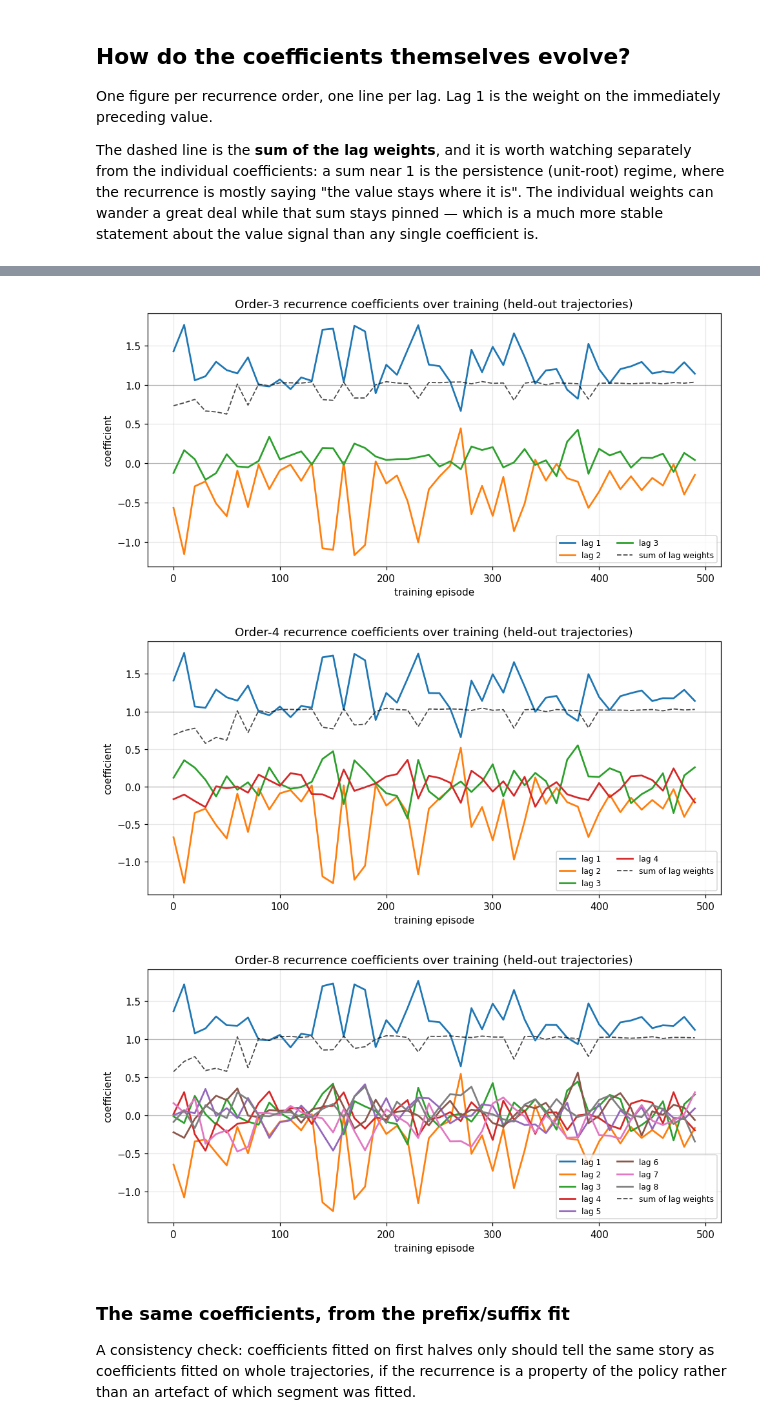
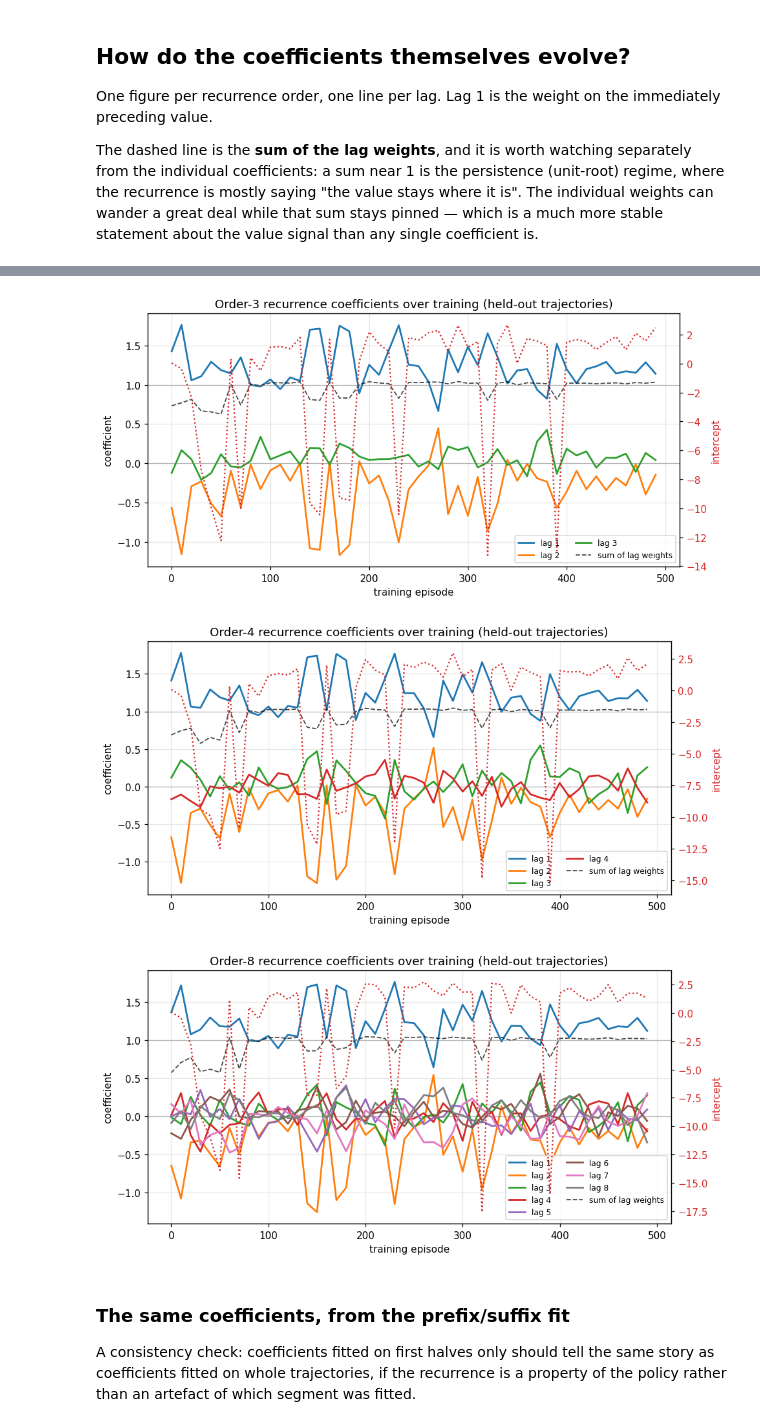
Before and after one commit to Souparna-Mandal/Low-Rank-RL-TL, a Jupyter notebook: experiments/dqn_acrobot_2_revised/exp_value_recurrence_prediction.ipynb, the cells around one changed output, grey strips where cells are left out. Saved outputs shown, nothing was run; the diff lists cells and outputs as text; code cells hidden in the pictures.

```diff
--- a/experiments/dqn_acrobot_2_revised/exp_value_recurrence_prediction.ipynb
+++ b/experiments/dqn_acrobot_2_revised/exp_value_recurrence_prediction.ipynb
@@ -79,7 +79,14 @@ next one instead to analyse a run that already exists.
 # so hand-named runs from other experiments in this directory are never chosen.
 run_directory = value_plots.find_latest_run_with_probe("runs")
 checkpoints = value_plots.available_rollout_episodes(run_directory)
-print(f"run directory : {run_directory}")
+# Read the orders from the run rather than hardcoding them: they come from
+# autoregressive_value_probe.orders, so a run configured with [2, 4] has no
+# order 3 or 8, and every cell below must follow whatever this run fitted.
+ORDERS = value_plots.available_orders(run_directory)
+FITTED_INTERCEPT = value_plots.fitted_with_intercept(run_directory)
+print(f"run directory   : {run_directory}")
+print(f"orders fitted   : {ORDERS}")
+print(f"intercept fitted: {FITTED_INTERCEPT}")
 print(f"checkpoints   : {len(checkpoints)}  "
       f"(episodes {checkpoints[0]} to {checkpoints[-1]})")
 # %% [output]
@@ -171,7 +180,7 @@ One line per horizon, across training. If the agent's value signal is genuinely
 becoming more structured, the long-horizon lines should fall too — not just the
 τ = 1 line.
 # %%
-value_plots.plot_horizon_error_over_training(run_directory, order=2);
+value_plots.plot_horizon_error_over_training(run_directory, order=ORDERS[0]);
 # %% [output]
 [figure]
 # %% [markdown]
@@ -187,6 +196,7 @@ it is". The individual weights can wander a great deal while that sum stays
 pinned — which is a much more stable statement about the value signal than any
 single coefficient is.
 # %%
-for order in (2, 3, 4, 8):
-    value_plots.plot_coefficient_evolution(run_directory, order);
+for order in ORDERS:
+    value_plots.plot_coefficient_evolution(
+        run_directory, order, include_intercept=FITTED_INTERCEPT);
 # %% [output]
@@ -194,6 +204,6 @@ for order in (2, 3, 4, 8):
-[figure, old version]
+[figure, new version]
-[figure, old version]
+[figure, new version]
-[figure, old version]
+[figure, new version]
 # %% [markdown]
 ### The same coefficients, from the prefix/suffix fit
 
```
Also changed, not shown: parts of 4 cells of this notebook, 2 other files.
